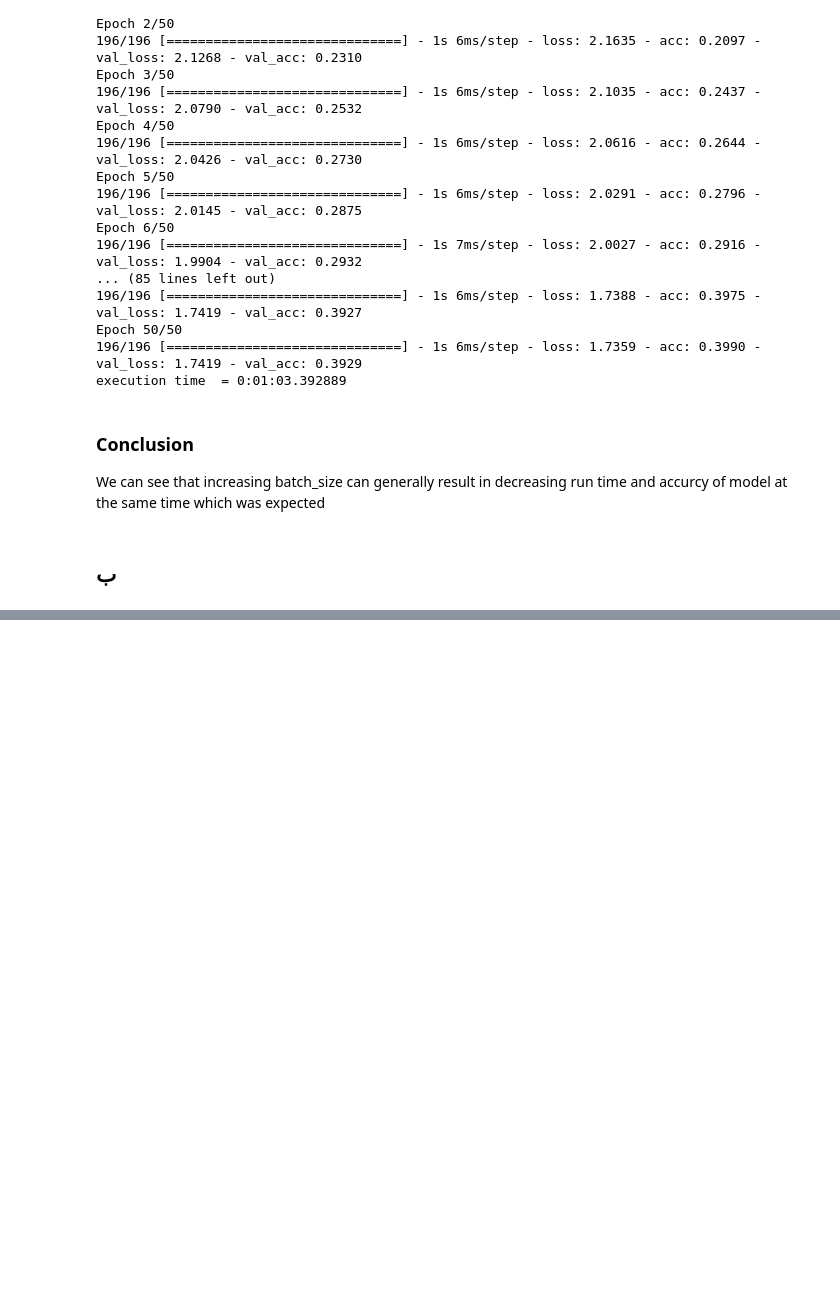
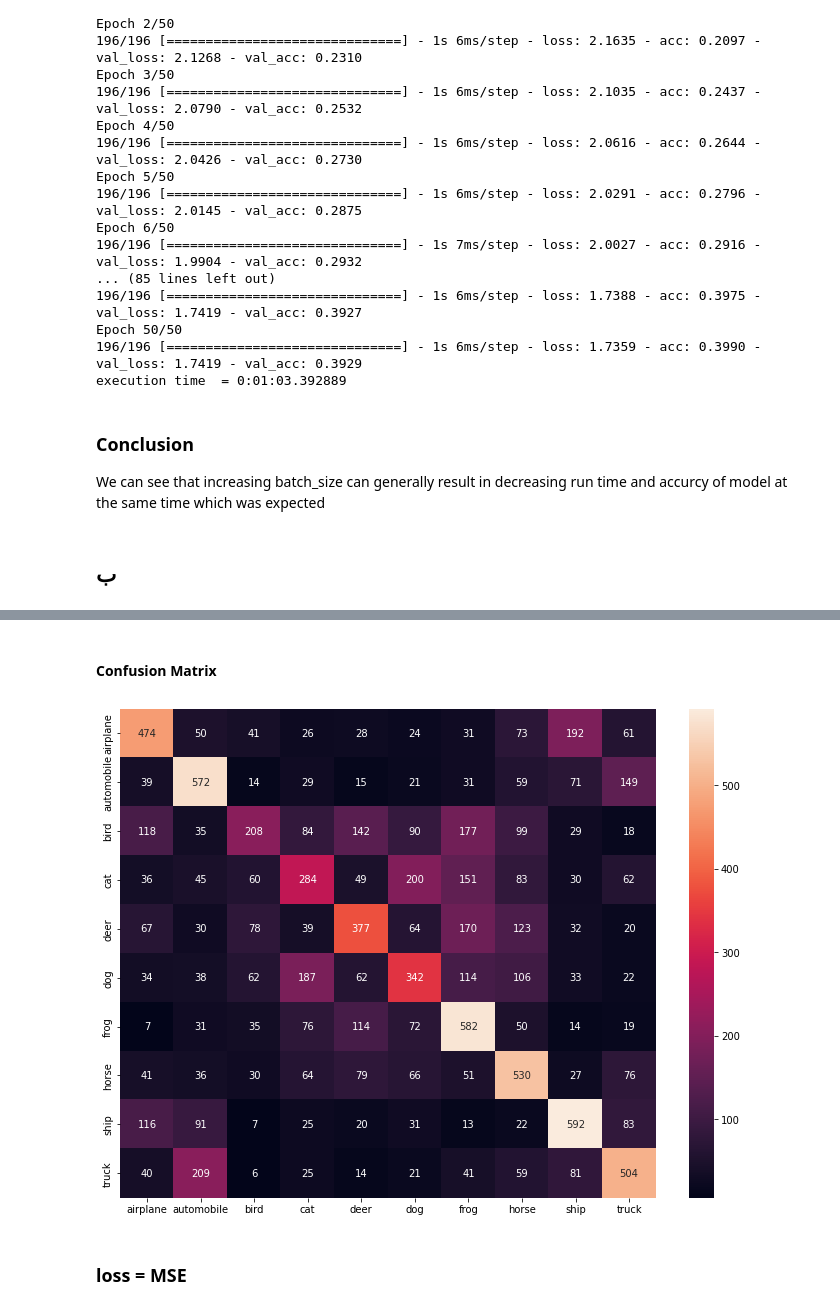
Before and after one commit to mahyarjn/Deep_Learning_Ai, a Jupyter notebook: HW2/Question1/Q1.ipynb, the cells around one changed output, grey strips where cells are left out. Cells and saved outputs as stored; diff of their text form; code cells hidden in the pictures; blank space fills up the shorter version.

```diff
--- a/HW2/Question1/Q1.ipynb
+++ b/HW2/Question1/Q1.ipynb
@@ -300,0 +504,10 @@ We can see that increasing batch_size can generally result in decreasing run tim
+# %%
+model = Sequential()
+
+model.add(Input(shape = (32, 32, 3)))
+model.add(layers.Flatten())
+model.add(layers.Dense(128, activation='relu'))
+model.add(layers.Dense(64, activation='relu'))
+model.add(layers.Dense(num_classes, activation='softmax'))    # num_classes = 10
+
+model.summary()
@@ -300,0 +532,10 @@ We can see that increasing batch_size can generally result in decreasing run tim
+# %%
+#Setting optmizer
+optimizer = tensorflow.keras.optimizers.SGD(learning_rate=0.001)
+
+#compiling the model
+model.compile(optimizer= optimizer,
+            loss='categorical_crossentropy', metrics=['acc'])
+
+history = model.fit(train_images, train_labels, batch_size=64, epochs=40,
+                    validation_data=(test_images, test_labels))
@@ -300,0 +566,18 @@ We can see that increasing batch_size can generally result in decreasing run tim
+# %% [markdown]
+#### Confusion Matrix
+# %%
+label_pred = model.predict(test_images)
+# Convert predictions classes to one hot vectors
+label_pred_classes = np.argmax(label_pred,axis = 1)
+# Convert validation observations to one hot vectors
+label_true = np.argmax(test_labels,axis = 1)
+# compute the confusion matrix
+confusion_mtx = tf.math.confusion_matrix(label_true, label_pred_classes)
+# %%
+plt.figure(figsize=(12, 9))
+c = sns.heatmap(confusion_mtx, annot=True, fmt='g');
+c.set(xticklabels=class_names, yticklabels=class_names);
+# %% [output]
+[figure, added]
+# %% [markdown]
+### loss = MSE
```
Also changed, not shown: parts of 92 cells of this notebook, 2 other files.
